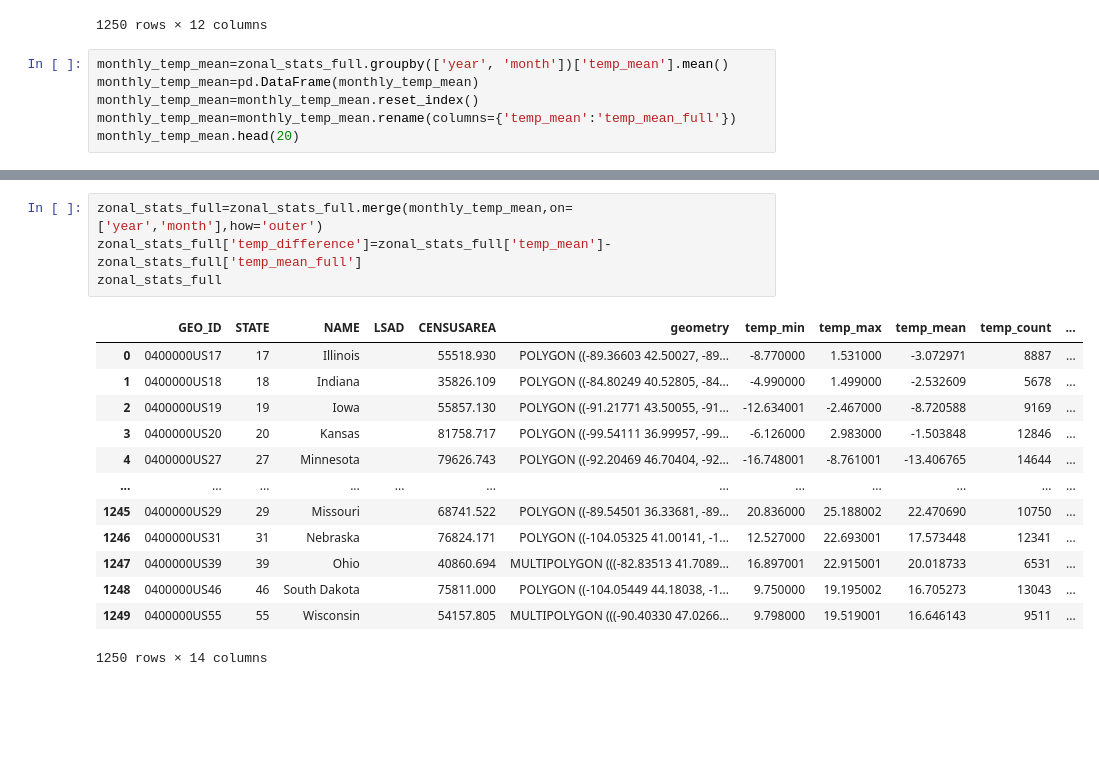
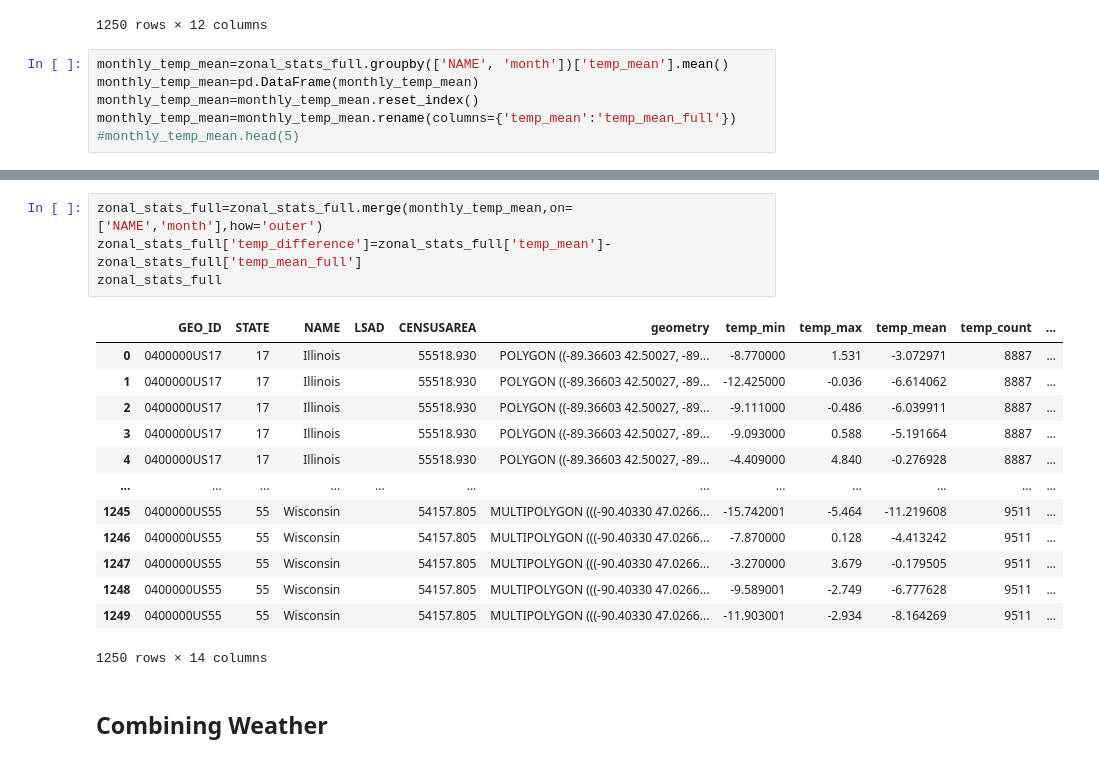
Before and after one commit to shujiew2/ACE592Project, a Jupyter notebook: Temp Data.ipynb, the cells around one changed output, grey strips where cells are left out. Saved outputs shown, nothing was run; the diff lists cells and outputs as text; blank space fills up the shorter version.

```diff
--- a/Temp Data.ipynb
+++ b/Temp Data.ipynb
@@ -1043,8 +2076,8 @@ zonal_stats_full
 | 1249 | 0400000US55 | 55 | Wisconsin |  | 54157.805 | MULTIPOLYGON (((-90.40330 47.0266... | 9.798000 | 19.519001 | 16.646143 | 9511 | ... |
 1250 rows × 12 columns
 # %%
-monthly_temp_mean=zonal_stats_full.groupby(['year', 'month'])['temp_mean'].mean()
+monthly_temp_mean=zonal_stats_full.groupby(['NAME', 'month'])['temp_mean'].mean()
 monthly_temp_mean=pd.DataFrame(monthly_temp_mean)
 monthly_temp_mean=monthly_temp_mean.reset_index()
 monthly_temp_mean=monthly_temp_mean.rename(columns={'temp_mean':'temp_mean_full'})
-monthly_temp_mean.head(20)
+#monthly_temp_mean.head(5)
@@ -1076,18 +2084,20 @@ dtype: int64
 # %%
-zonal_stats_full=zonal_stats_full.merge(monthly_temp_mean,on=['year','month'],how='outer')
+zonal_stats_full=zonal_stats_full.merge(monthly_temp_mean,on=['NAME','month'],how='outer')
 zonal_stats_full['temp_difference']=zonal_stats_full['temp_mean']-zonal_stats_full['temp_mean_full']
 zonal_stats_full
 # %% [output]
 |  | GEO_ID | STATE | NAME | LSAD | CENSUSAREA | geometry | temp_min | temp_max | temp_mean | temp_count | ... |
-| 0 | 0400000US17 | 17 | Illinois |  | 55518.930 | POLYGON ((-89.36603 42.50027, -89... | -8.770000 | 1.531000 | -3.072971 | 8887 | ... |
-| 1 | 0400000US18 | 18 | Indiana |  | 35826.109 | POLYGON ((-84.80249 40.52805, -84... | -4.990000 | 1.499000 | -2.532609 | 5678 | ... |
-| 2 | 0400000US19 | 19 | Iowa |  | 55857.130 | POLYGON ((-91.21771 43.50055, -91... | -12.634001 | -2.467000 | -8.720588 | 9169 | ... |
-| 3 | 0400000US20 | 20 | Kansas |  | 81758.717 | POLYGON ((-99.54111 36.99957, -99... | -6.126000 | 2.983000 | -1.503848 | 12846 | ... |
-| 4 | 0400000US27 | 27 | Minnesota |  | 79626.743 | POLYGON ((-92.20469 46.70404, -92... | -16.748001 | -8.761001 | -13.406765 | 14644 | ... |
+| 0 | 0400000US17 | 17 | Illinois |  | 55518.930 | POLYGON ((-89.36603 42.50027, -89... | -8.770000 | 1.531 | -3.072971 | 8887 | ... |
+| 1 | 0400000US17 | 17 | Illinois |  | 55518.930 | POLYGON ((-89.36603 42.50027, -89... | -12.425000 | -0.036 | -6.614062 | 8887 | ... |
+| 2 | 0400000US17 | 17 | Illinois |  | 55518.930 | POLYGON ((-89.36603 42.50027, -89... | -9.111000 | -0.486 | -6.039911 | 8887 | ... |
+| 3 | 0400000US17 | 17 | Illinois |  | 55518.930 | POLYGON ((-89.36603 42.50027, -89... | -9.093000 | 0.588 | -5.191664 | 8887 | ... |
+| 4 | 0400000US17 | 17 | Illinois |  | 55518.930 | POLYGON ((-89.36603 42.50027, -89... | -4.409000 | 4.840 | -0.276928 | 8887 | ... |
 | ... | ... | ... | ... | ... | ... | ... | ... | ... | ... | ... | ... |
-| 1245 | 0400000US29 | 29 | Missouri |  | 68741.522 | POLYGON ((-89.54501 36.33681, -89... | 20.836000 | 25.188002 | 22.470690 | 10750 | ... |
-| 1246 | 0400000US31 | 31 | Nebraska |  | 76824.171 | POLYGON ((-104.05325 41.00141, -1... | 12.527000 | 22.693001 | 17.573448 | 12341 | ... |
-| 1247 | 0400000US39 | 39 | Ohio |  | 40860.694 | MULTIPOLYGON (((-82.83513 41.7089... | 16.897001 | 22.915001 | 20.018733 | 6531 | ... |
-| 1248 | 0400000US46 | 46 | South Dakota |  | 75811.000 | POLYGON ((-104.05449 44.18038, -1... | 9.750000 | 19.195002 | 16.705273 | 13043 | ... |
-| 1249 | 0400000US55 | 55 | Wisconsin |  | 54157.805 | MULTIPOLYGON (((-90.40330 47.0266... | 9.798000 | 19.519001 | 16.646143 | 9511 | ... |
+| 1245 | 0400000US55 | 55 | Wisconsin |  | 54157.805 | MULTIPOLYGON (((-90.40330 47.0266... | -15.742001 | -5.464 | -11.219608 | 9511 | ... |
+| 1246 | 0400000US55 | 55 | Wisconsin |  | 54157.805 | MULTIPOLYGON (((-90.40330 47.0266... | -7.870000 | 0.128 | -4.413242 | 9511 | ... |
+| 1247 | 0400000US55 | 55 | Wisconsin |  | 54157.805 | MULTIPOLYGON (((-90.40330 47.0266... | -3.270000 | 3.679 | -0.179505 | 9511 | ... |
+| 1248 | 0400000US55 | 55 | Wisconsin |  | 54157.805 | MULTIPOLYGON (((-90.40330 47.0266... | -9.589001 | -2.749 | -6.777628 | 9511 | ... |
+| 1249 | 0400000US55 | 55 | Wisconsin |  | 54157.805 | MULTIPOLYGON (((-90.40330 47.0266... | -11.903001 | -2.934 | -8.164269 | 9511 | ... |
 1250 rows × 14 columns
+# %% [markdown]
+## Combining Weather
```
Also changed, not shown: parts of 65 cells of this notebook.
